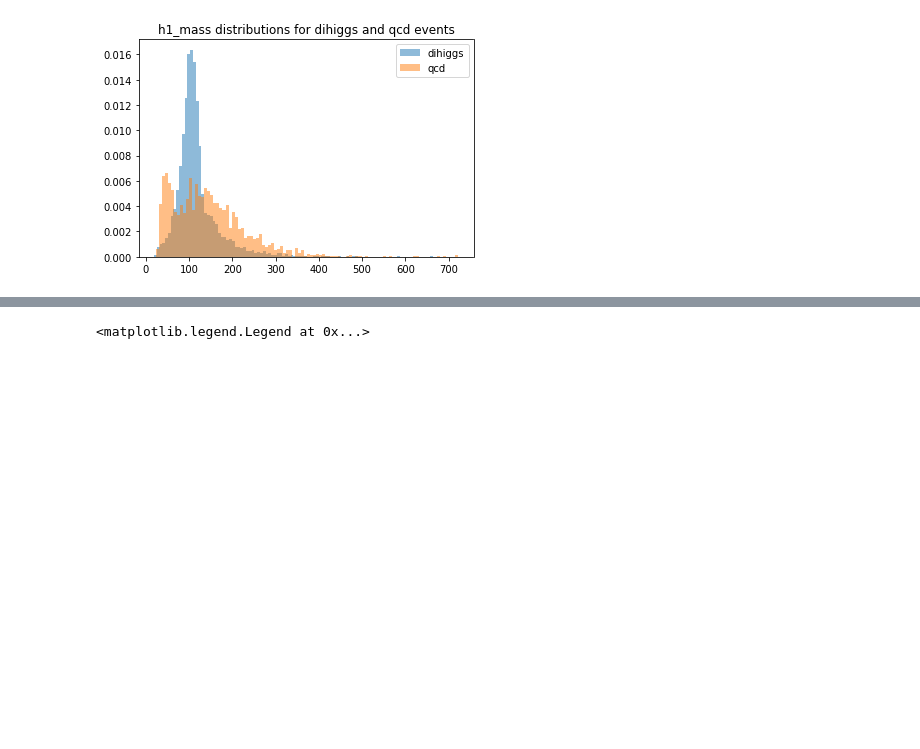
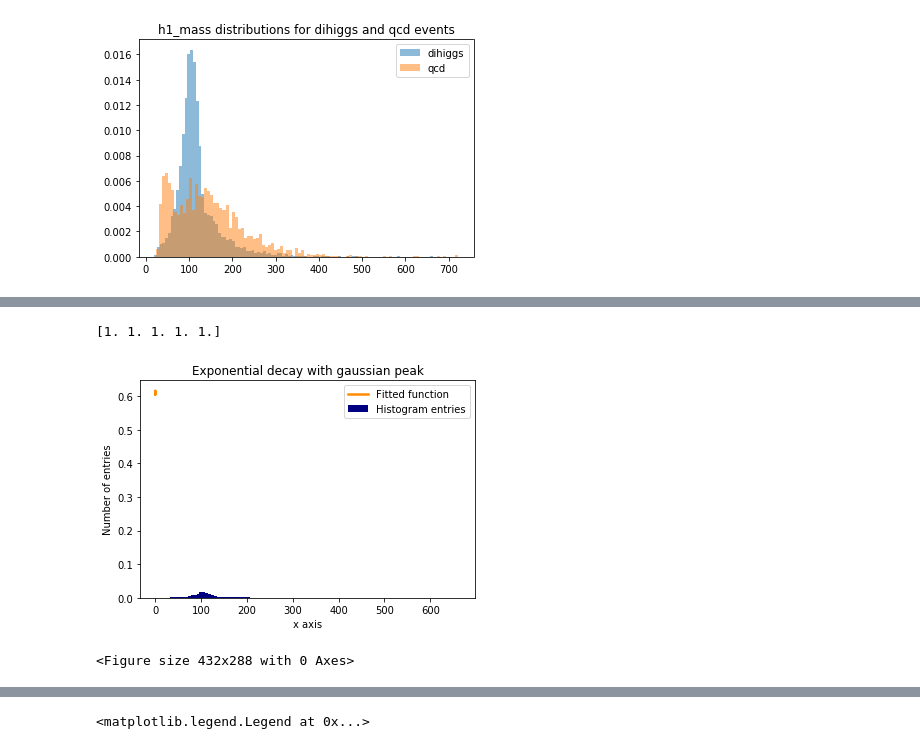
Before and after one commit to neu-physics/dihiggsMLProject, a Jupyter notebook: higgsReconstruction/EventPlotting/plotting.ipynb, the cells around one changed output, grey strips where cells are left out. Drawn from its saved outputs; the diff is of its cells as text; code cells hidden in the pictures; blank space fills up the shorter version.

```diff
--- a/higgsReconstruction/EventPlotting/plotting.ipynb
+++ b/higgsReconstruction/EventPlotting/plotting.ipynb
@@ -98,3 +108,34 @@ plt.show()
+# %%
+# 1.) Define fit function.
+def fit_function(x, A, beta, B, mu, sigma):
+    return  B * np.exp(-1.0 * (x - mu)**2 / (2 * sigma**2))
+
+
+bins = bins_hh
+# 5.) Fit the function to the histogram data.
+# popt, pcov = curve_fit(fit_function, xdata=bin_centers, ydata=n_hh, p0=[20000, 2.0, 2000, 3.0, 0.3])
+
+hhfitdata = n_hh
+binscenters = bin_centers
+popt, pcov = curve_fit(fit_function, xdata=binscenters, ydata=hhfitdata)
+
+print(popt)
+
+# Plot the histogram and the fitted function.
+plt.bar(bin_centers, n_hh, width=bins[1] - bins[0], color='navy', label=r'Histogram entries')
+plt.plot(n_hh, fit_function(n_hh, *popt), color='darkorange', linewidth=2.5, label=r'Fitted function')
+
+# Make the plot nicer.
+plt.xlabel(r'x axis')
+plt.ylabel(r'Number of entries')
+plt.title(r'Exponential decay with gaussian peak')
+plt.legend(loc='best')
+plt.show()
+plt.clf()
+# %% [output]
+[1. 1. 1. 1. 1.]
+[figure, added]
+<Figure size 432x288 with 0 Axes>
 # %%
 ##############################################################
 ##                NORMED H_2 MASS PER EVENT                 ##
```
Also changed, not shown: parts of 7 cells of this notebook, 1 other file.
